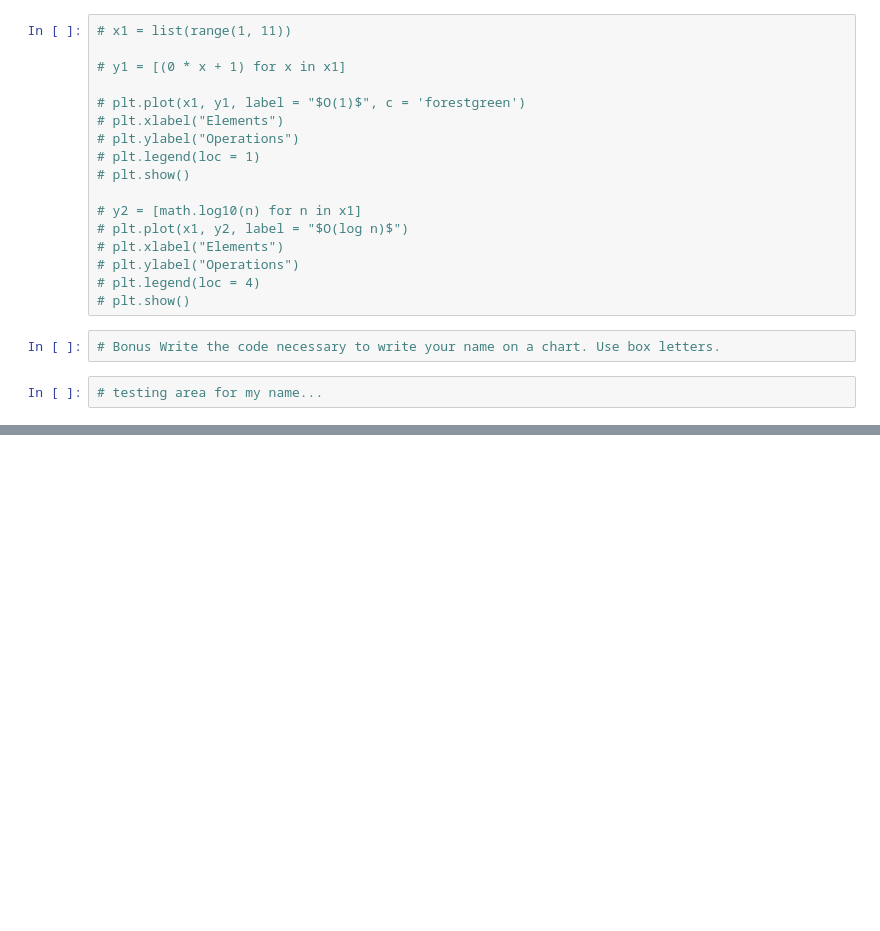
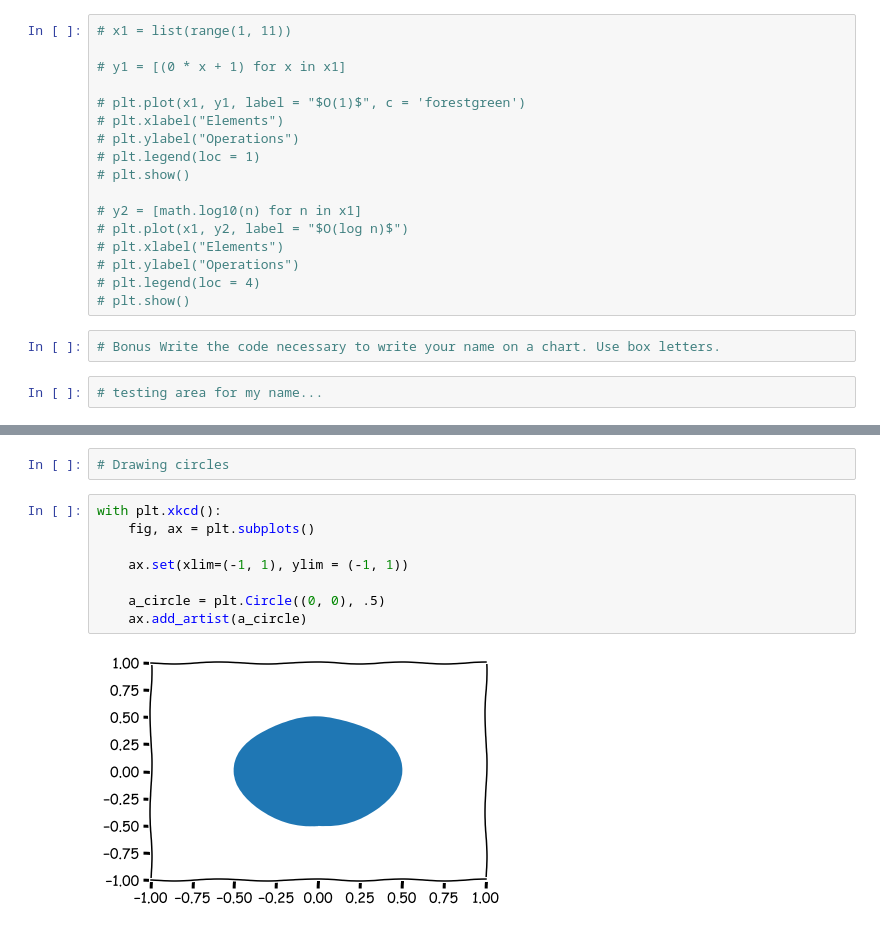
Before and after one commit to lukewbecker/numpy-pandas-visualization-exercises, a Jupyter notebook: big_o_notation.ipynb, the cells around one changed output, grey strips where cells are left out. Saved outputs shown, nothing was run; the diff lists cells and outputs as text; blank space fills up the shorter version.

```diff
--- a/big_o_notation.ipynb
+++ b/big_o_notation.ipynb
@@ -199,0 +226,12 @@ plt.plot([2,2], [100, 12], c='firebrick')
+# %%
+# Drawing circles
+# %%
+with plt.xkcd():
+    fig, ax = plt.subplots()
+
+    ax.set(xlim=(-1, 1), ylim = (-1, 1))
+
+    a_circle = plt.Circle((0, 0), .5)
+    ax.add_artist(a_circle)
+# %% [output]
+[figure, added]
```
Also changed, not shown: parts of 4 cells of this notebook.
